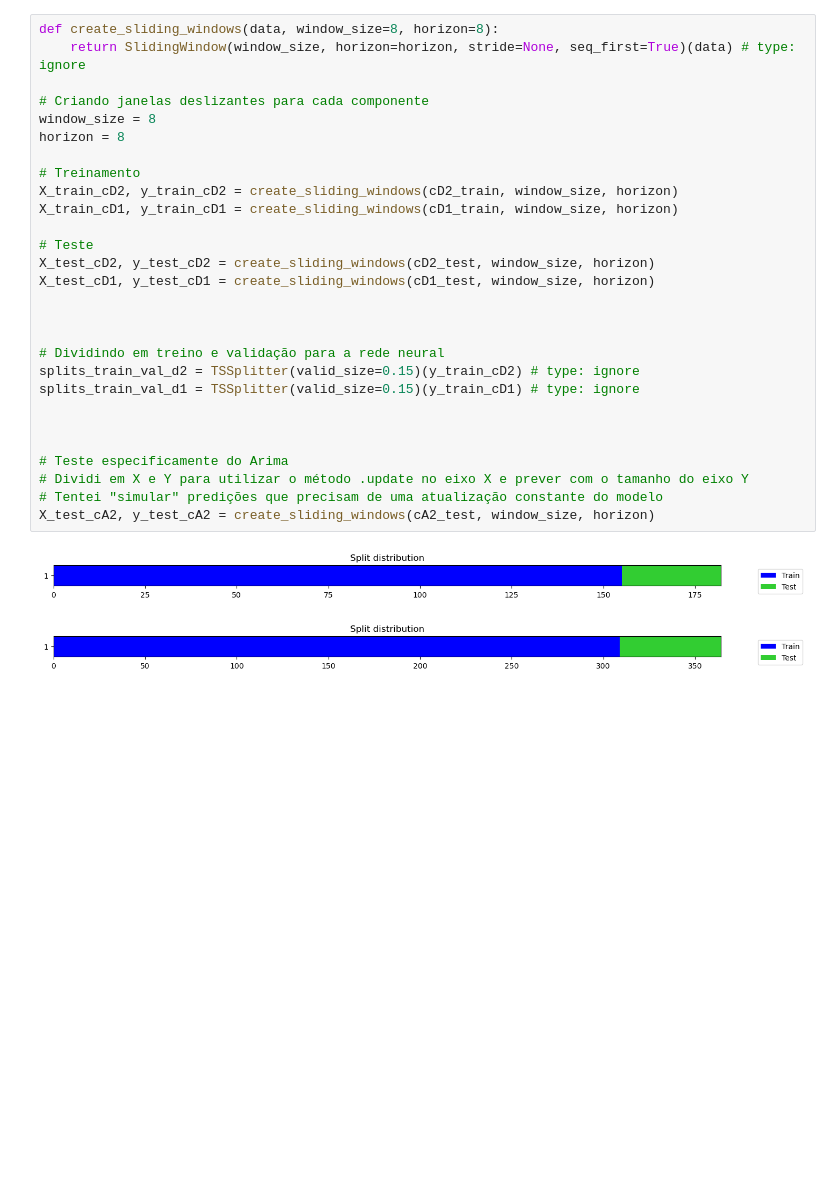
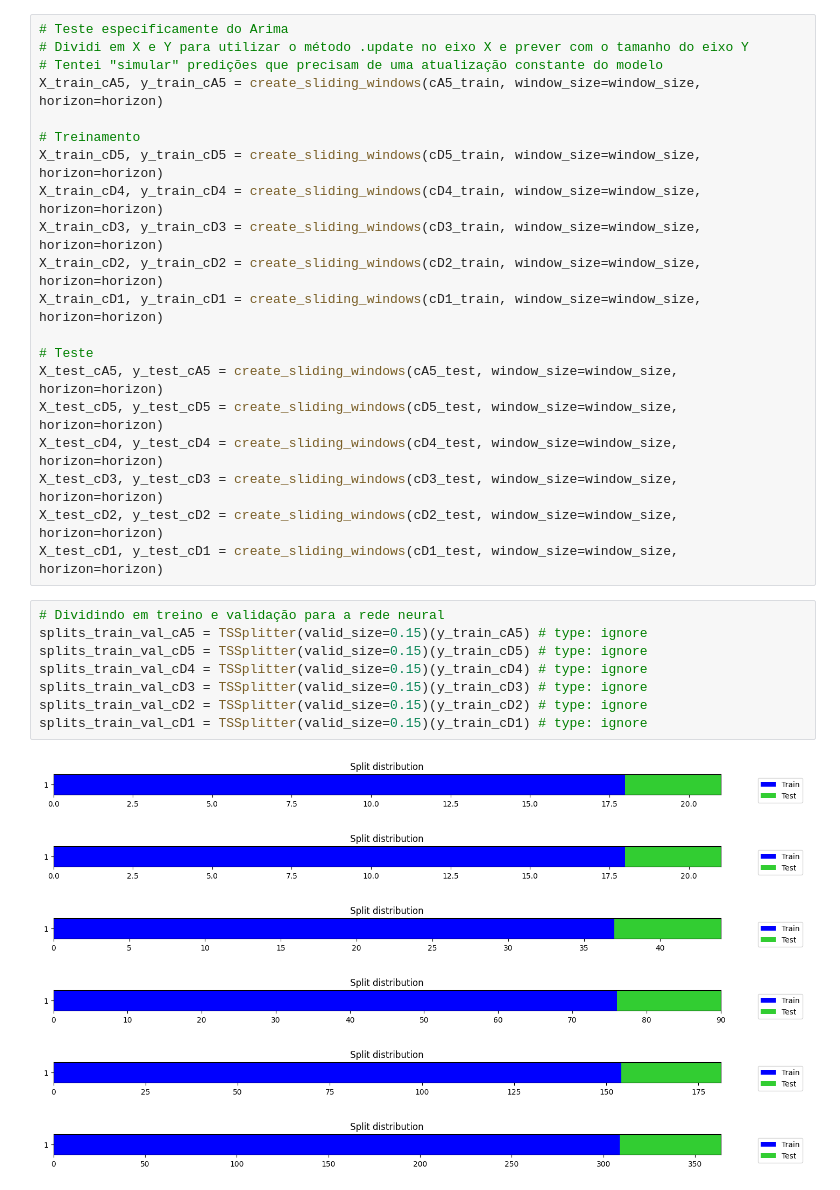
Before and after one commit to JeanArthurCostaDias/Hybrid-Structure-Forecasting, a Jupyter notebook: main.ipynb, the cells around one changed output. Drawn from its saved outputs; the diff is of its cells as text; blank space fills up the shorter version.

```diff
--- a/main.ipynb
+++ b/main.ipynb
@@ -92,31 +101,35 @@ cA2_test, cD2_test, cD1_test = coeffs_test
+# %%
+# Teste especificamente do Arima
+# Dividi em X e Y para utilizar o método .update no eixo X e prever com o tamanho do eixo Y
+# Tentei "simular" predições que precisam de uma atualização constante do modelo
+X_train_cA5, y_train_cA5 = create_sliding_windows(cA5_train, window_size=window_size, horizon=horizon)
+
+# Treinamento
+X_train_cD5, y_train_cD5 = create_sliding_windows(cD5_train, window_size=window_size, horizon=horizon)
+X_train_cD4, y_train_cD4 = create_sliding_windows(cD4_train, window_size=window_size, horizon=horizon)
+X_train_cD3, y_train_cD3 = create_sliding_windows(cD3_train, window_size=window_size, horizon=horizon)
+X_train_cD2, y_train_cD2 = create_sliding_windows(cD2_train, window_size=window_size, horizon=horizon)
+X_train_cD1, y_train_cD1 = create_sliding_windows(cD1_train, window_size=window_size, horizon=horizon)
+
+# Teste
+X_test_cA5, y_test_cA5 = create_sliding_windows(cA5_test, window_size=window_size, horizon=horizon)
+X_test_cD5, y_test_cD5 = create_sliding_windows(cD5_test, window_size=window_size, horizon=horizon)
+X_test_cD4, y_test_cD4 = create_sliding_windows(cD4_test, window_size=window_size, horizon=horizon)
+X_test_cD3, y_test_cD3 = create_sliding_windows(cD3_test, window_size=window_size, horizon=horizon)
+X_test_cD2, y_test_cD2 = create_sliding_windows(cD2_test, window_size=window_size, horizon=horizon)
+X_test_cD1, y_test_cD1 = create_sliding_windows(cD1_test, window_size=window_size, horizon=horizon)
 # %%
-def create_sliding_windows(data, window_size=8, horizon=8):
-    return SlidingWindow(window_size, horizon=horizon, stride=None, seq_first=True)(data) # type: ignore
-
-# Criando janelas deslizantes para cada componente
-window_size = 8
-horizon = 8
-
-# Treinamento
-X_train_cD2, y_train_cD2 = create_sliding_windows(cD2_train, window_size, horizon)
-X_train_cD1, y_train_cD1 = create_sliding_windows(cD1_train, window_size, horizon)
-
-# Teste
-X_test_cD2, y_test_cD2 = create_sliding_windows(cD2_test, window_size, horizon)
-X_test_cD1, y_test_cD1 = create_sliding_windows(cD1_test, window_size, horizon)
-
-
-
 # Dividindo em treino e validação para a rede neural
-splits_train_val_d2 = TSSplitter(valid_size=0.15)(y_train_cD2) # type: ignore
-splits_train_val_d1 = TSSplitter(valid_size=0.15)(y_train_cD1) # type: ignore
-
-
-
-# Teste especificamente do Arima
-# Dividi em X e Y para utilizar o método .update no eixo X e prever com o tamanho do eixo Y
-# Tentei "simular" predições que precisam de uma atualização constante do modelo
-X_test_cA2, y_test_cA2 = create_sliding_windows(cA2_test, window_size, horizon)
+splits_train_val_cA5 = TSSplitter(valid_size=0.15)(y_train_cA5) # type: ignore
+splits_train_val_cD5 = TSSplitter(valid_size=0.15)(y_train_cD5) # type: ignore
+splits_train_val_cD4 = TSSplitter(valid_size=0.15)(y_train_cD4) # type: ignore
+splits_train_val_cD3 = TSSplitter(valid_size=0.15)(y_train_cD3) # type: ignore
+splits_train_val_cD2 = TSSplitter(valid_size=0.15)(y_train_cD2) # type: ignore
+splits_train_val_cD1 = TSSplitter(valid_size=0.15)(y_train_cD1) # type: ignore
 # %% [output]
-[figure, old version]
+[figure, new version]
-[figure, old version]
+[figure, new version]
+[figure, added]
+[figure, added]
+[figure, added]
+[figure, added]
```
Also changed, not shown: parts of 15 cells of this notebook.
